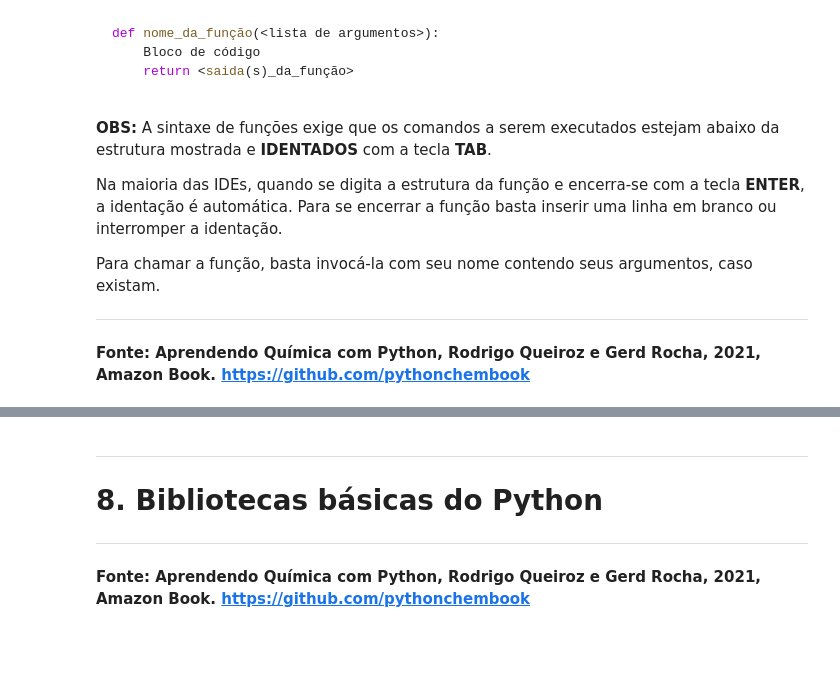
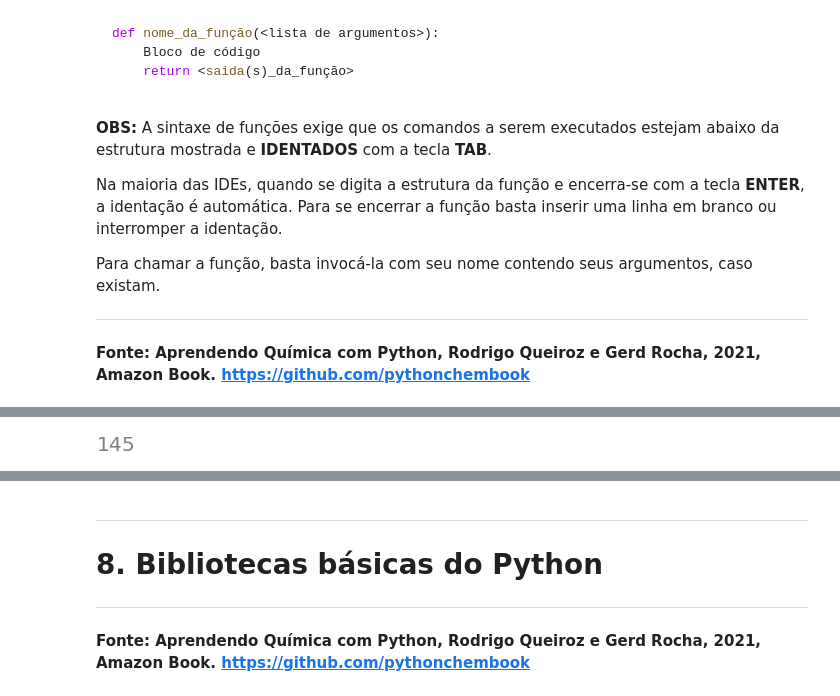
Before and after one commit to RochaGerd/Chemistry_with_Python, a Jupyter notebook: Curso_Python_Aula_01.ipynb, the cells around one changed output, grey strips where cells are left out. Cells and saved outputs as stored; diff of their text form; code cells hidden in the pictures; blank space fills up the shorter version.

```diff
--- a/Curso_Python_Aula_01.ipynb
+++ b/Curso_Python_Aula_01.ipynb
@@ -1524,6 +1680,8 @@ some(3,2)                                  # quanto é 3 + 2 ?
 # %%
-r = some(3,2)              # jogue o 'output' na variável 'r'
+r = some(10,135)              # jogue o 'output' na variável 'r'
 r
+# %% [output]
+[figure, added]
 # %%
 def media(a,b):       # função para tirar a média entre a e b
     s = some(a,b)    # 'some()' é chamada dentro de 'media()'
```
Also changed, not shown: parts of 78 cells of this notebook.
